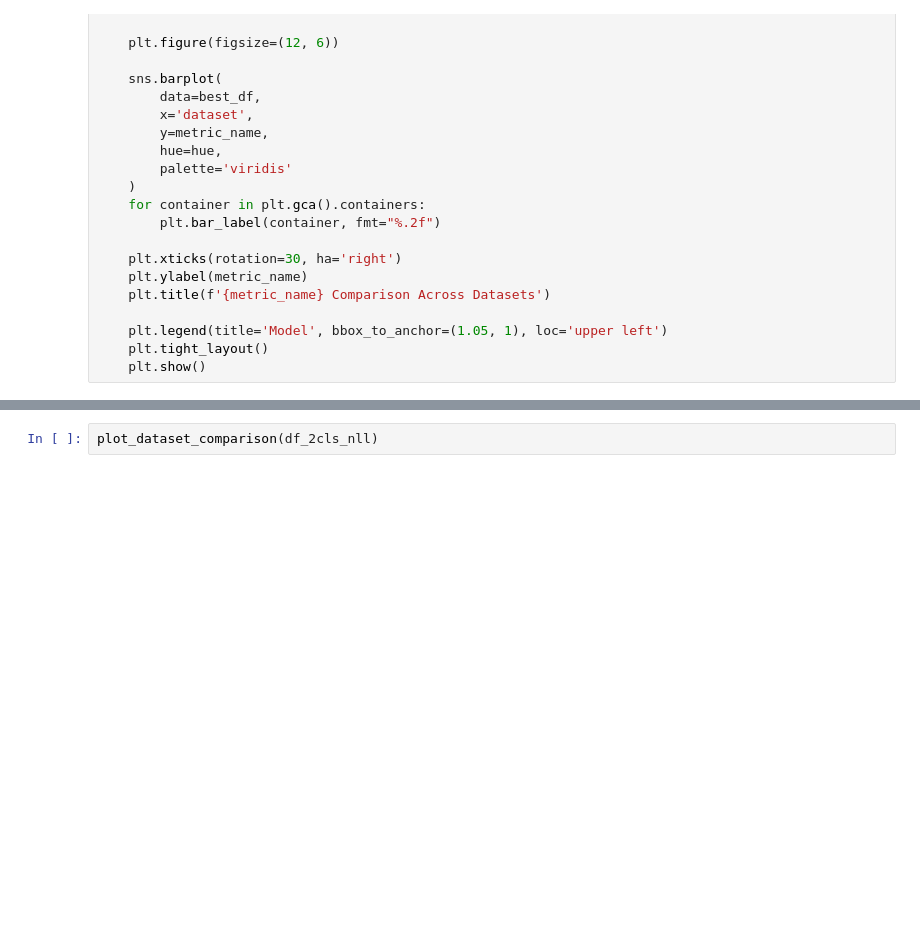
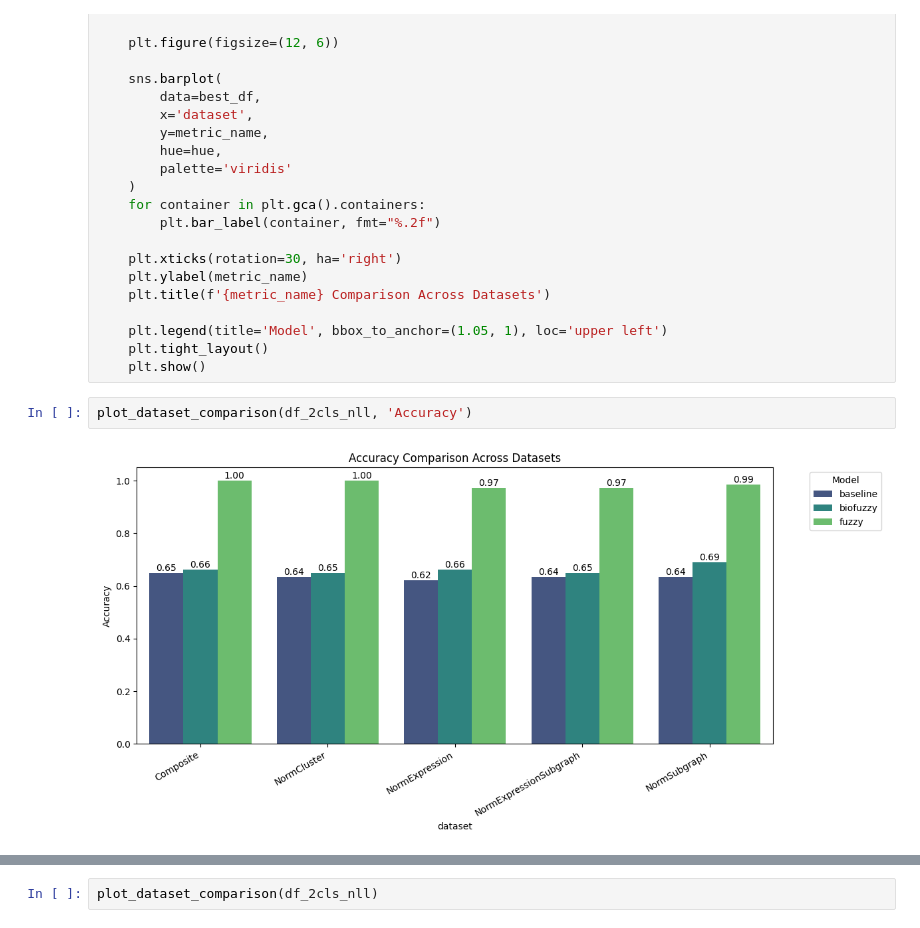
Before and after one commit to Xiaoxuan-Yu-ty/FireGNN, a Jupyter notebook: AD/plot_metrics.ipynb, the cells around one changed output, grey strips where cells are left out. Drawn from its saved outputs; the diff is of its cells as text; blank space fills up the shorter version.

```diff
--- a/AD/plot_metrics.ipynb
+++ b/AD/plot_metrics.ipynb
@@ -128,3 +174,7 @@ def plot_dataset_comparison(df, metric_name='F1-Score', hue='modelType'):
     plt.legend(title='Model', bbox_to_anchor=(1.05, 1), loc='upper left')
     plt.tight_layout()
     plt.show()
+# %%
+plot_dataset_comparison(df_2cls_nll, 'Accuracy')
+# %% [output]
+[figure, added]
```
Also changed, not shown: parts of 4 cells of this notebook.
